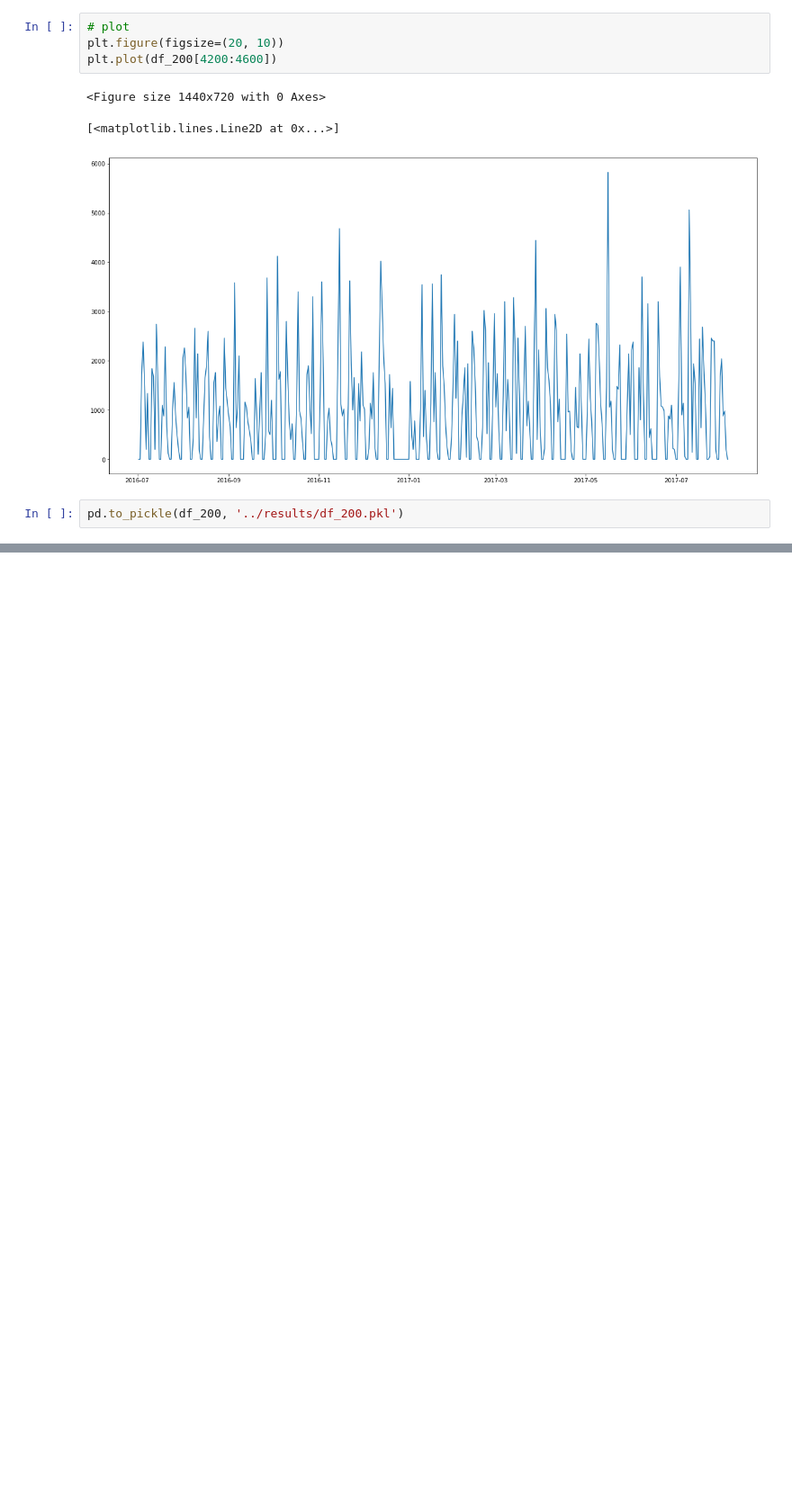
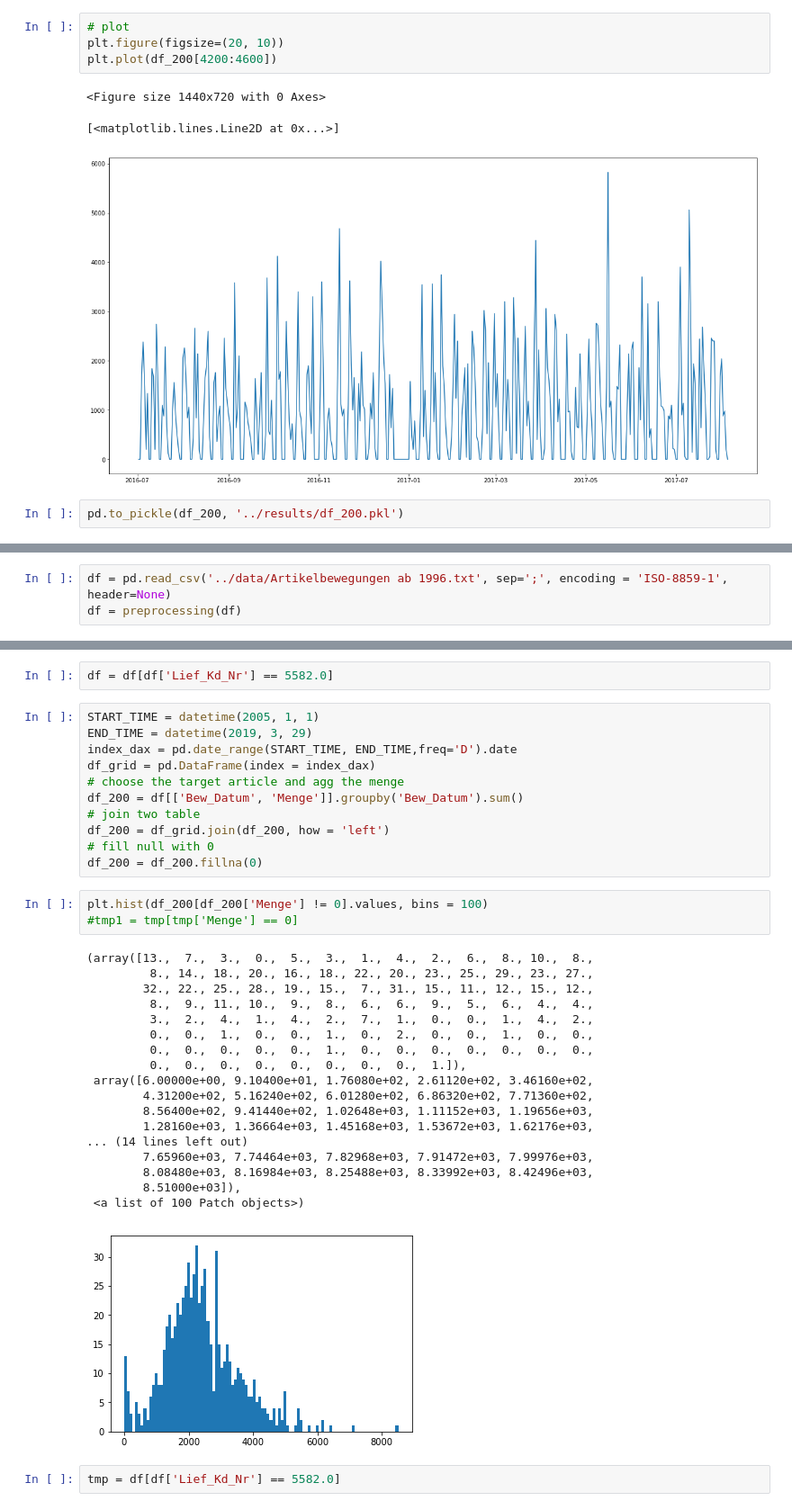
Before and after one commit to HuangYiran/schloetter, a Jupyter notebook: notebooks/First View.ipynb, the cells around one changed output, grey strips where cells are left out. Shown at 90% size. Cells and saved outputs as stored; diff of their text form; blank space fills up the shorter version.

```diff
--- a/notebooks/First View.ipynb
+++ b/notebooks/First View.ipynb
@@ -228,0 +246,3 @@ pd.to_pickle(df_200, '../results/df_200.pkl')
+# %%
+df = pd.read_csv('../data/Artikelbewegungen ab 1996.txt', sep=';', encoding = 'ISO-8859-1', header=None)
+df = preprocessing(df)
@@ -228,0 +278,37 @@ pd.to_pickle(df_200, '../results/df_200.pkl')
+# %%
+df = df[df['Lief_Kd_Nr'] == 5582.0]
+# %%
+START_TIME = datetime(2005, 1, 1)
+END_TIME = datetime(2019, 3, 29)
+index_dax = pd.date_range(START_TIME, END_TIME,freq='D').date
+df_grid = pd.DataFrame(index = index_dax)
+# choose the target article and agg the menge
+df_200 = df[['Bew_Datum', 'Menge']].groupby('Bew_Datum').sum()
+# join two table
+df_200 = df_grid.join(df_200, how = 'left')
+# fill null with 0
+df_200 = df_200.fillna(0)
+# %%
+plt.hist(df_200[df_200['Menge'] != 0].values, bins = 100)
+#tmp1 = tmp[tmp['Menge'] == 0]
+# %% [output]
+(array([13.,  7.,  3.,  0.,  5.,  3.,  1.,  4.,  2.,  6.,  8., 10.,  8.,
+         8., 14., 18., 20., 16., 18., 22., 20., 23., 25., 29., 23., 27.,
+        32., 22., 25., 28., 19., 15.,  7., 31., 15., 11., 12., 15., 12.,
+         8.,  9., 11., 10.,  9.,  8.,  6.,  6.,  9.,  5.,  6.,  4.,  4.,
+         3.,  2.,  4.,  1.,  4.,  2.,  7.,  1.,  0.,  0.,  1.,  4.,  2.,
+         0.,  0.,  1.,  0.,  0.,  1.,  0.,  2.,  0.,  0.,  1.,  0.,  0.,
+         0.,  0.,  0.,  0.,  0.,  1.,  0.,  0.,  0.,  0.,  0.,  0.,  0.,
+         0.,  0.,  0.,  0.,  0.,  0.,  0.,  0.,  1.]),
+ array([6.00000e+00, 9.10400e+01, 1.76080e+02, 2.61120e+02, 3.46160e+02,
+        4.31200e+02, 5.16240e+02, 6.01280e+02, 6.86320e+02, 7.71360e+02,
+        8.56400e+02, 9.41440e+02, 1.02648e+03, 1.11152e+03, 1.19656e+03,
+        1.28160e+03, 1.36664e+03, 1.45168e+03, 1.53672e+03, 1.62176e+03,
+... (14 lines left out)
+        7.65960e+03, 7.74464e+03, 7.82968e+03, 7.91472e+03, 7.99976e+03,
+        8.08480e+03, 8.16984e+03, 8.25488e+03, 8.33992e+03, 8.42496e+03,
+        8.51000e+03]),
+ <a list of 100 Patch objects>)
+[figure, added]
+# %%
+tmp = df[df['Lief_Kd_Nr'] == 5582.0]
```
Also changed, not shown: parts of 33 cells of this notebook.
